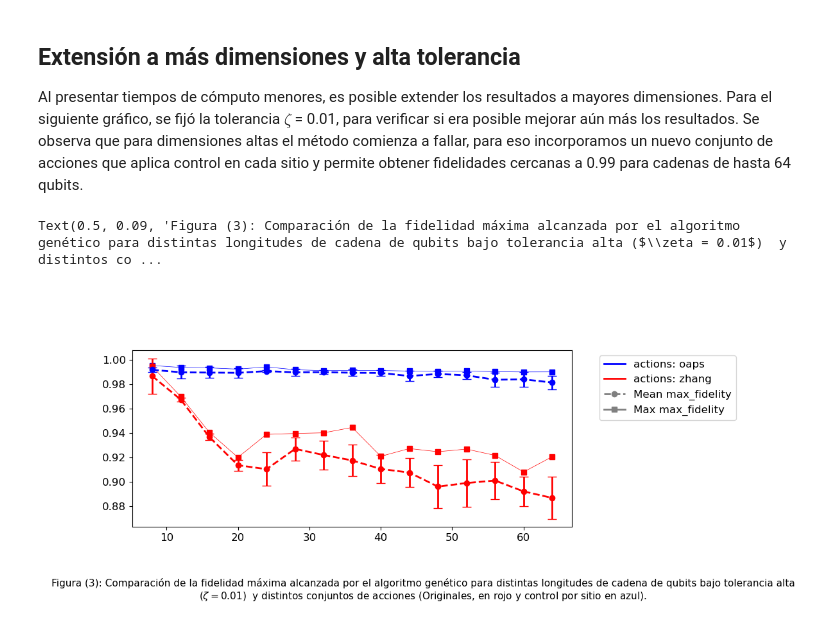
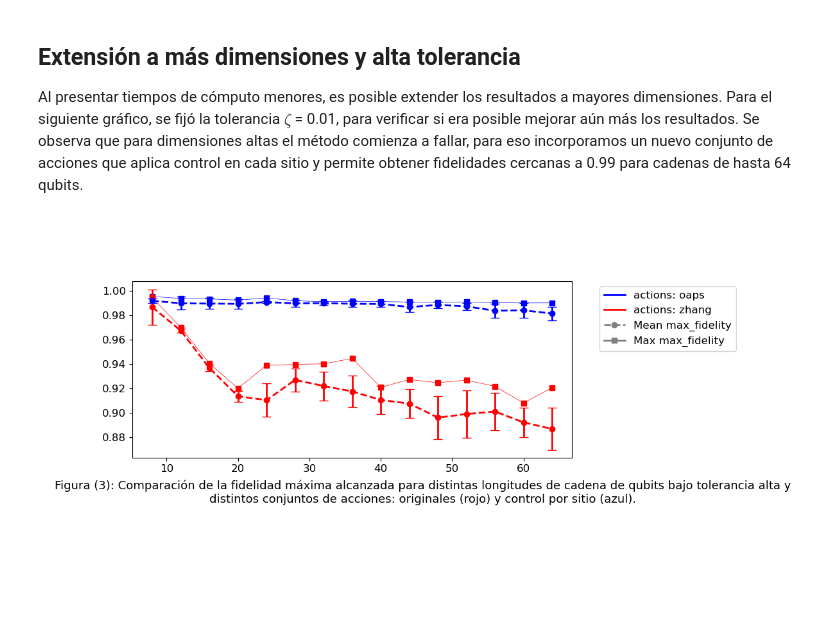
Before and after one commit to sofips/dynamic_control_for_QST, a Jupyter notebook: JAIIO_graphs.ipynb, the cells around one changed output. Cells and saved outputs as stored; diff of their text form; code cells hidden in the pictures; blank space fills up the shorter version.

```diff
--- a/JAIIO_graphs.ipynb
+++ b/JAIIO_graphs.ipynb
@@ -212,16 +212,15 @@ Al presentar tiempos de cómputo menores, es posible extender los resultados a m
 # %%
 rb_zhang_ht = 'genetic_algorithm_results/rb_zhang_ht/'
 rb_oaps_ht = 'genetic_algorithm_results/rb_oaps_ht'
 plt.figure(figsize=(12,5))
 plot_metric([rb_zhang_ht,rb_oaps_ht],column='max_fidelity')
-plt.tight_layout(pad=6.0)
 directories = [rb_zhang_ht,rb_oaps_ht]
 get_different_parameters(directories,print_params=False)
 plt.figtext(
-    0.5, 0.09,
-    "Figura (3): Comparación de la fidelidad máxima alcanzada por el algoritmo genético para distintas longitudes de cadena de qubits bajo tolerancia alta ($\\zeta = 0.01$)  y distintos conjuntos de acciones (Originales, en rojo y control por sitio en azul).",
-    wrap=True, horizontalalignment='center', fontsize=fs, ha='center', va='top'
+    0.5, 0.18,
+    "Figura (3): Comparación de la fidelidad máxima alcanzada para distintas longitudes de cadena de qubits bajo tolerancia alta y distintos conjuntos de acciones: originales (rojo) y control por sitio (azul).",
+    wrap=True, horizontalalignment='center', fontsize=13, ha='center', va='top'
 )
+plt.tight_layout(pad=6.0)
 # %% [output]
-Text(0.5, 0.09, 'Figura (3): Comparación de la fidelidad máxima alcanzada por el algoritmo genético para distintas longitudes de cadena de qubits bajo tolerancia alta ($\\zeta = 0.01$)  y distintos co ...
-[figure, old version]
+[figure, new version]
```
Also changed, not shown: parts of 3 cells of this notebook.
